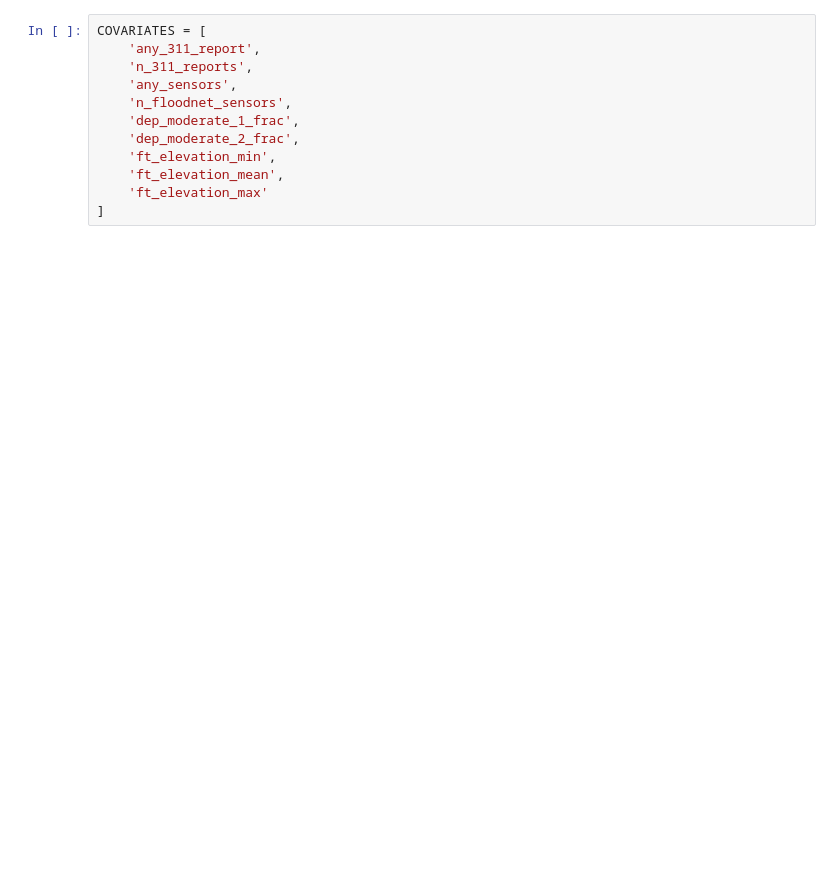
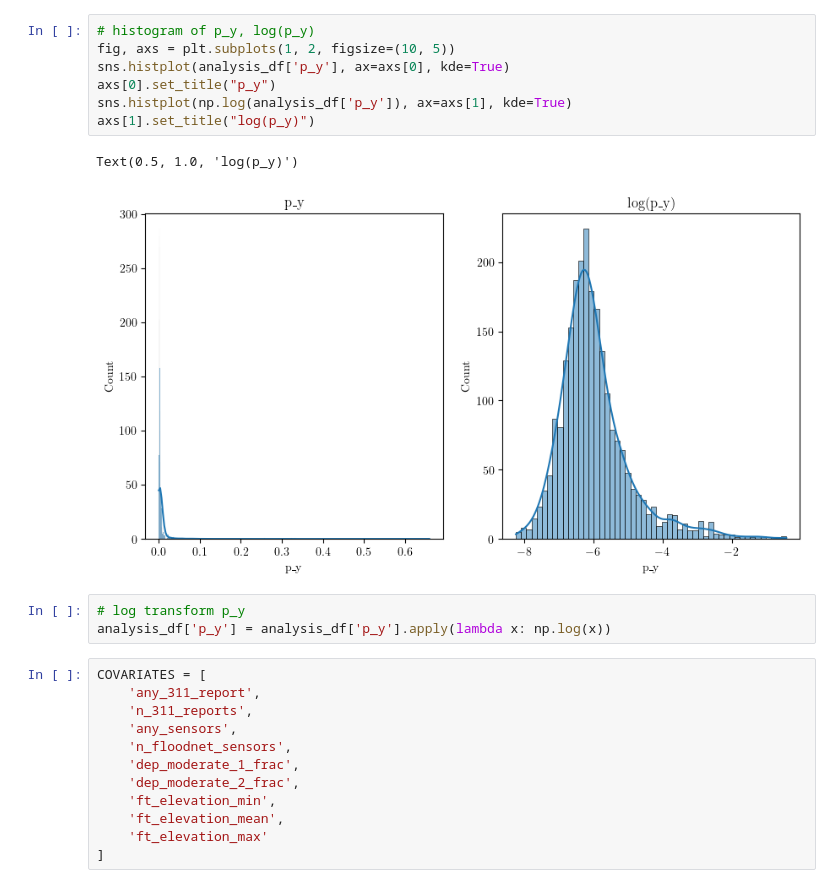
Before and after one commit to pendulating/bayflood, a Jupyter notebook: notebooks/for_paper/f_analysis_external_corrs.ipynb, the cells around one changed output. Saved outputs shown, nothing was run; the diff lists cells and outputs as text; blank space fills up the shorter version.

```diff
--- a/notebooks/for_paper/f_analysis_external_corrs.ipynb
+++ b/notebooks/for_paper/f_analysis_external_corrs.ipynb
@@ -29,3 +30,16 @@ analysis_df = h.add_helper_cols(analysis_df)
+# %%
+# histogram of p_y, log(p_y)
+fig, axs = plt.subplots(1, 2, figsize=(10, 5))
+sns.histplot(analysis_df['p_y'], ax=axs[0], kde=True)
+axs[0].set_title("p_y")
+sns.histplot(np.log(analysis_df['p_y']), ax=axs[1], kde=True)
+axs[1].set_title("log(p_y)")
+# %% [output]
+Text(0.5, 1.0, 'log(p_y)')
+[figure, added]
+# %%
+# log transform p_y
+analysis_df['p_y'] = analysis_df['p_y'].apply(lambda x: np.log(x))
 # %%
 COVARIATES = [
     'any_311_report',
```
Also changed, not shown: parts of 7 cells of this notebook.
